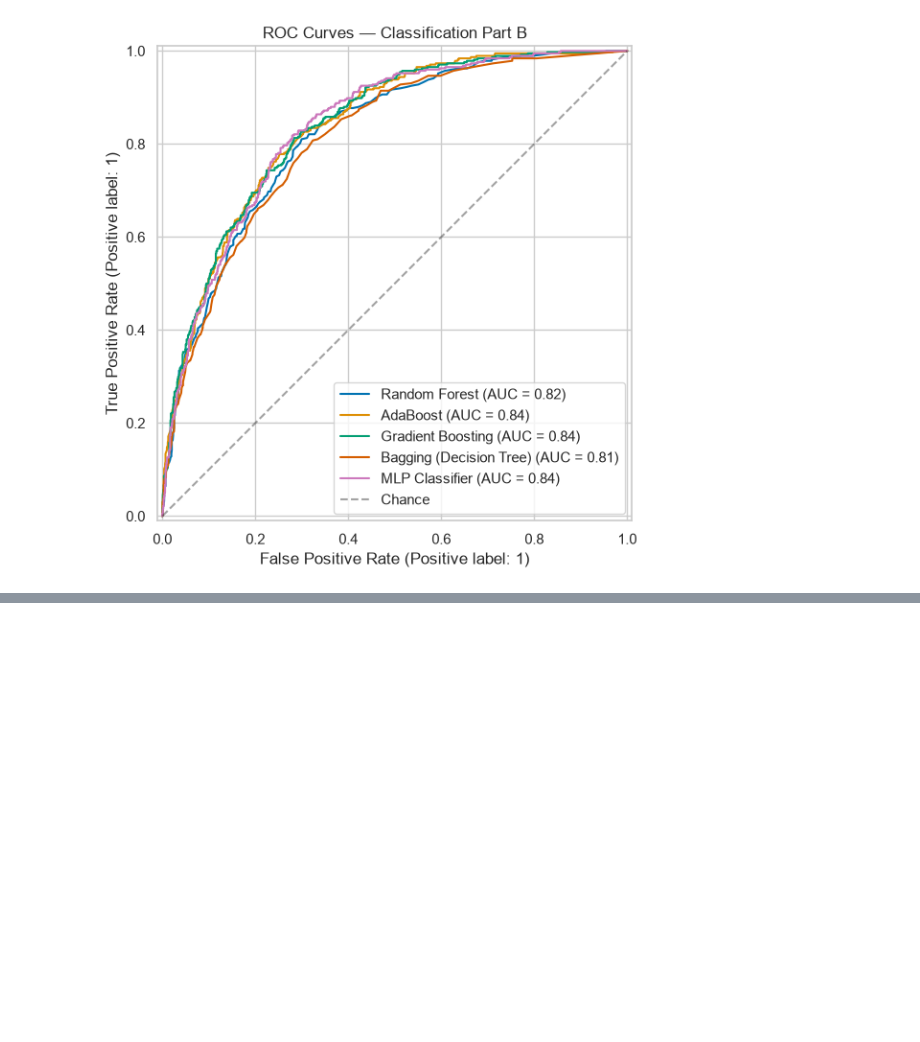
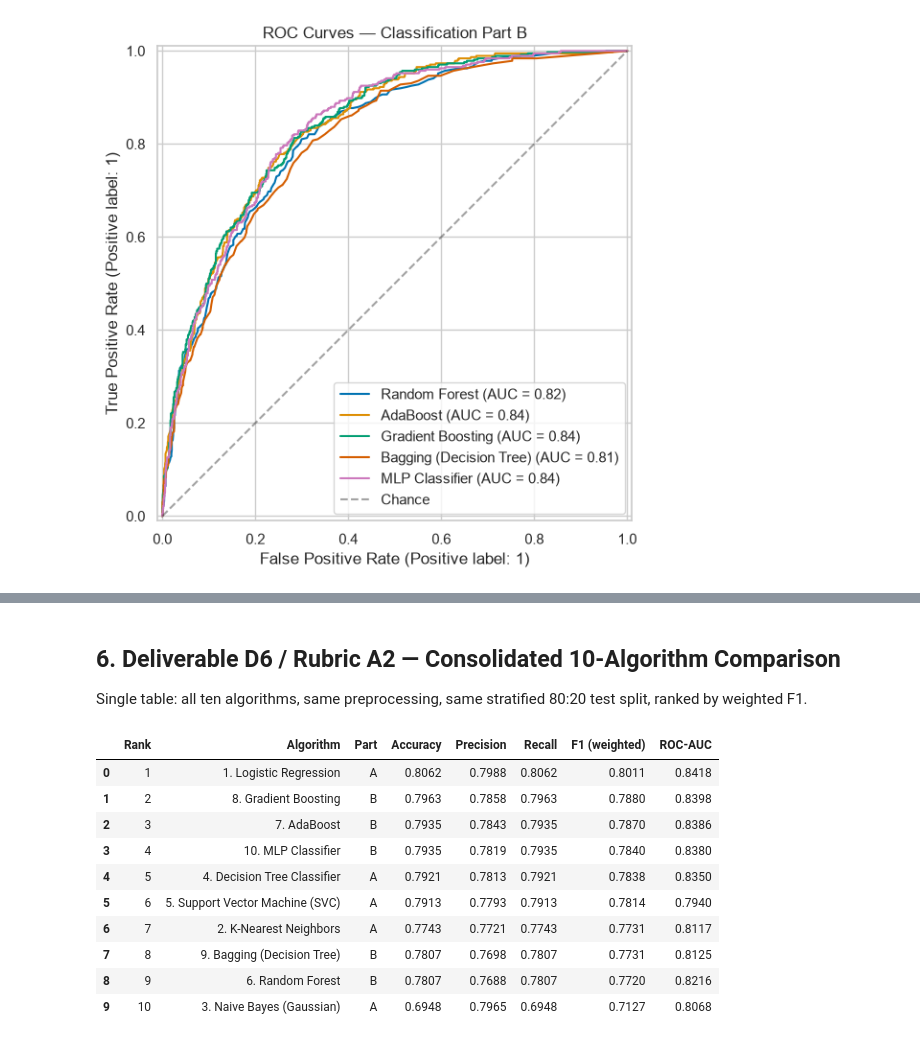
Before and after one commit to ManashaYoges/Team13_ML, a Jupyter notebook: notebooks/classification_part2.ipynb, the cells around one changed output, grey strips where cells are left out. Saved outputs shown, nothing was run; the diff lists cells and outputs as text; code cells hidden in the pictures; blank space fills up the shorter version.

```diff
--- a/notebooks/classification_part2.ipynb
+++ b/notebooks/classification_part2.ipynb
@@ -211,0 +230,24 @@ plt.show()
+# %% [markdown]
+## 6. Deliverable D6 / Rubric A2 — Consolidated 10-Algorithm Comparison
+Single table: all ten algorithms, same preprocessing, same stratified 80:20 test split, ranked by weighted F1.
+# %%
+all_results = pd.DataFrame(results + partB_results)
+all_results['Part'] = ['A'] * 5 + ['B'] * 5
+all_results = (all_results.sort_values('F1 (weighted)', ascending=False)
+                          .reset_index(drop=True))
+all_results.index = all_results.index + 1
+all_results.index.name = 'Rank'
+style_table(all_results[['Algorithm', 'Part', 'Accuracy', 'Precision', 'Recall',
+                       'F1 (weighted)', 'ROC-AUC']].reset_index())
+# %% [output]
+|  | Rank | Algorithm | Part | Accuracy | Precision | Recall | F1 (weighted) | ROC-AUC |
+| 0 | 1 | 1. Logistic Regression | A | 0.8062 | 0.7988 | 0.8062 | 0.8011 | 0.8418 |
+| 1 | 2 | 8. Gradient Boosting | B | 0.7963 | 0.7858 | 0.7963 | 0.7880 | 0.8398 |
+| 2 | 3 | 7. AdaBoost | B | 0.7935 | 0.7843 | 0.7935 | 0.7870 | 0.8386 |
+| 3 | 4 | 10. MLP Classifier | B | 0.7935 | 0.7819 | 0.7935 | 0.7840 | 0.8380 |
+| 4 | 5 | 4. Decision Tree Classifier | A | 0.7921 | 0.7813 | 0.7921 | 0.7838 | 0.8350 |
+| 5 | 6 | 5. Support Vector Machine (SVC) | A | 0.7913 | 0.7793 | 0.7913 | 0.7814 | 0.7940 |
+| 6 | 7 | 2. K-Nearest Neighbors | A | 0.7743 | 0.7721 | 0.7743 | 0.7731 | 0.8117 |
+| 7 | 8 | 9. Bagging (Decision Tree) | B | 0.7807 | 0.7698 | 0.7807 | 0.7731 | 0.8125 |
+| 8 | 9 | 6. Random Forest | B | 0.7807 | 0.7688 | 0.7807 | 0.7720 | 0.8216 |
+| 9 | 10 | 3. Naive Bayes (Gaussian) | A | 0.6948 | 0.7965 | 0.6948 | 0.7127 | 0.8068 |
```
Also changed, not shown: parts of 4 cells of this notebook.
